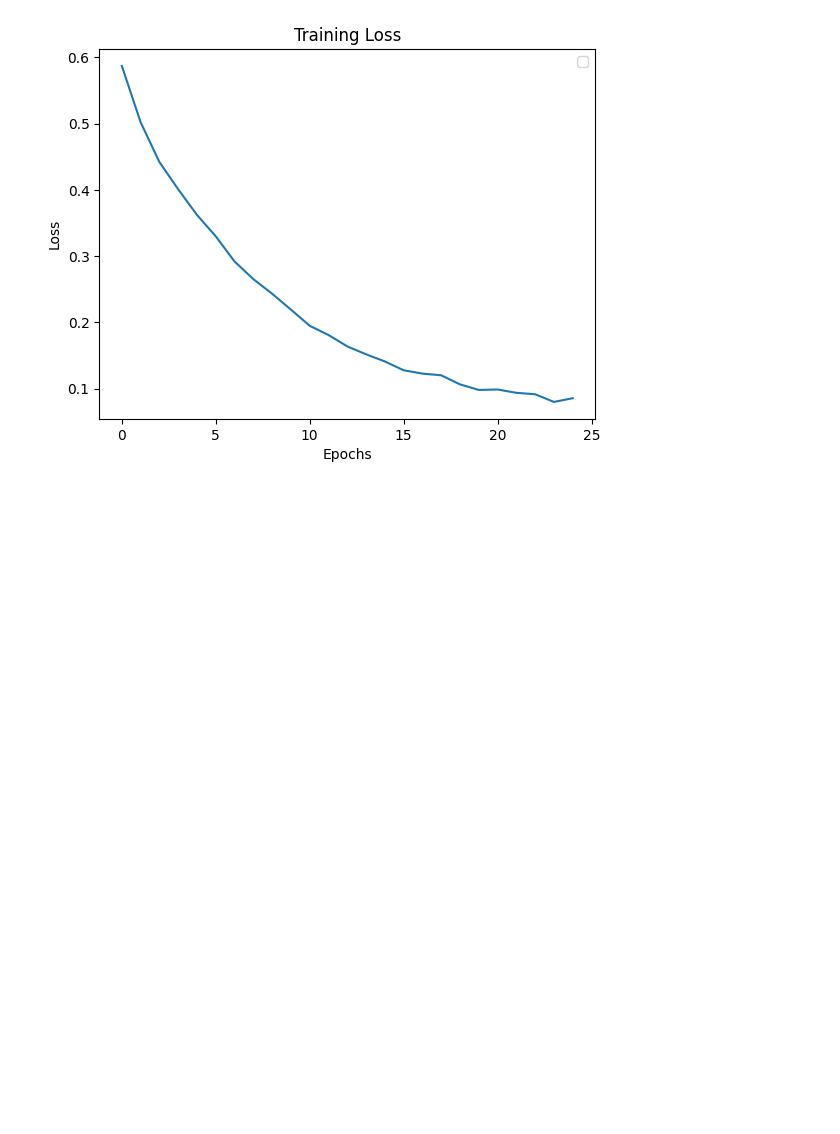
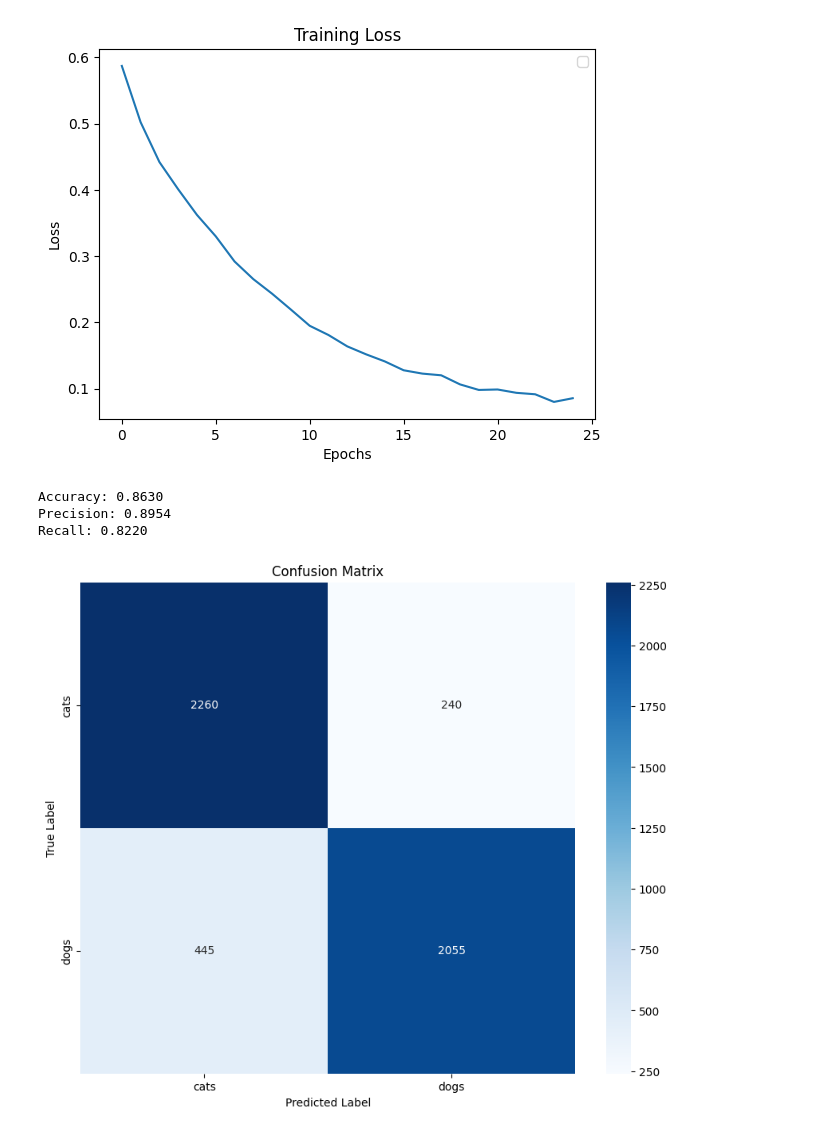
Before and after one commit to Hamza-Ali0237/PyTorch-Projects, a Jupyter notebook: Intermediate/PyTorch-TransferLearning.ipynb, the cells around one changed output. Cells and saved outputs as stored; diff of their text form; code cells hidden in the pictures; blank space fills up the shorter version.

Commit message:
Evaluated Model

```diff
--- a/Intermediate/PyTorch-TransferLearning.ipynb
+++ b/Intermediate/PyTorch-TransferLearning.ipynb
@@ -278,3 +278,40 @@ confusion_matrix = tm.ConfusionMatrix(
     task = "Binary",
     num_classes = 10
 ).to(device)
+# %%
+# Evaluate Model
+baseline_cnn.eval()
+
+with torch.no_grad():
+  for images, labels in test_loader:
+    images, labels = images.to(device), labels.to(device)
+    outputs = baseline_cnn(images)
+    preds = torch.argmax(outputs, dim=1)
+
+    accuracy(preds, labels)
+    precision(preds, labels)
+    recall(preds, labels)
+    confusion_matrix(preds, labels)
+
+acc = accuracy.compute()
+prec = precision.compute()
+rec = recall.compute()
+
+print(f'Accuracy: {acc:.4f}')
+print(f'Precision: {prec:.4f}')
+print(f'Recall: {rec:.4f}')
+# %% [output]
+Accuracy: 0.8630
+Precision: 0.8954
+Recall: 0.8220
+# %%
+cm = confusion_matrix.compute().cpu().numpy()
+
+plt.figure(figsize=(10, 8))
+sns.heatmap(cm, annot=True, fmt='d', cmap='Blues', xticklabels=["cats", "dogs"], yticklabels=["cats", "dogs"])
+plt.xlabel('Predicted Label')
+plt.ylabel('True Label')
+plt.title('Confusion Matrix')
+plt.show()
+# %% [output]
+[figure, added]
```
